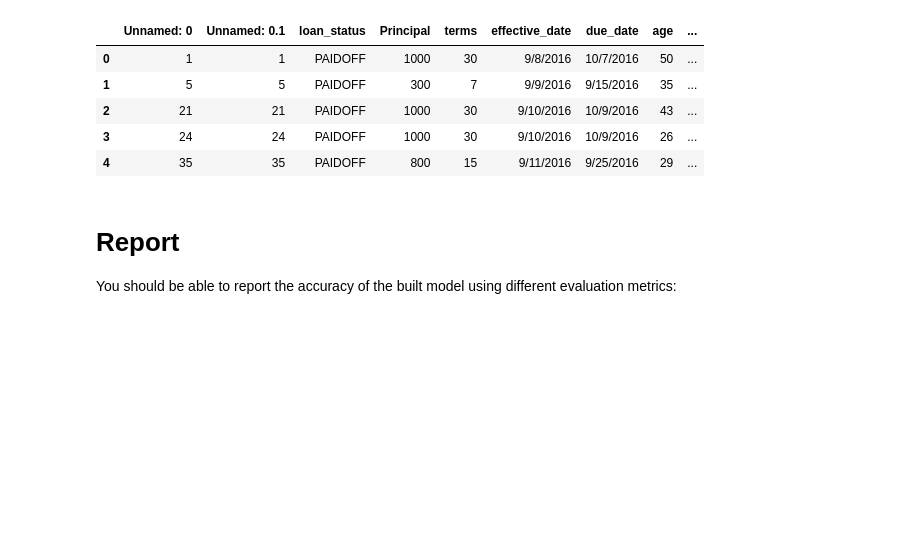
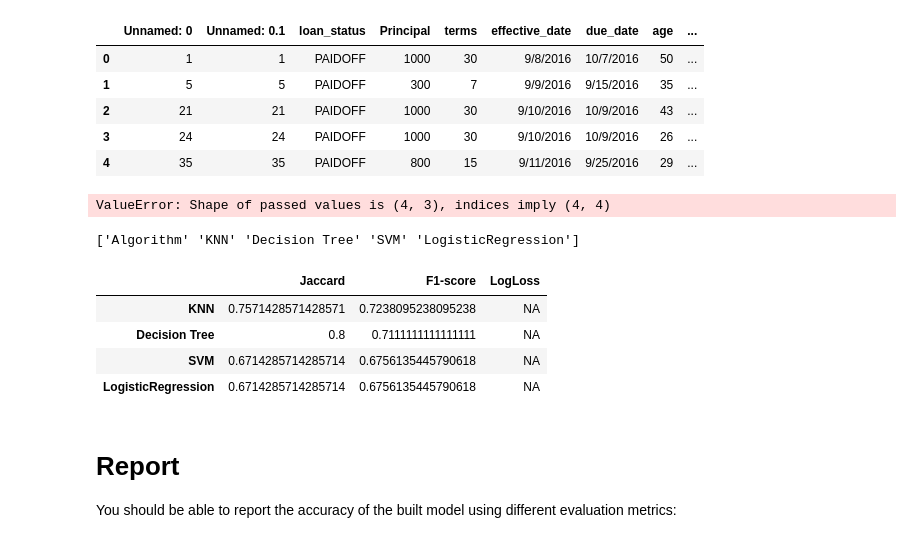
Before and after one commit to abiodunjames/LoanPrediction, a Jupyter notebook: MyCourseraProject.ipynb, the cells around one changed output. Drawn from its saved outputs; the diff is of its cells as text; code cells hidden in the pictures; blank space fills up the shorter version.

```diff
--- a/MyCourseraProject.ipynb
+++ b/MyCourseraProject.ipynb
@@ -341,8 +346,8 @@ Accuracy: 0.8
 # %%
 from sklearn.linear_model import LogisticRegression
 # %%
-clf = LogisticRegression()
-clf.fit(X_train, y_train)
+lg = LogisticRegression(solver='lbfgs')
+lg.fit(X_train, y_train)
 # %% [output]
 LogisticRegression(C=1.0, class_weight=None, dual=False, fit_intercept=True,
           intercept_scaling=1, max_iter=100, multi_class='warn',
@@ -350,5 +355,5 @@ LogisticRegression(C=1.0, class_weight=None, dual=False, fit_intercept=True,
           tol=0.0001, verbose=0, warm_start=False)
 # %%
-y_predict = clf.predict(X_test)
-print("Accuracy:", accuracy_score(y_test, y_predict))
+lg_pred = clf.predict(X_test)
+print("Accuracy:", accuracy_score(y_test, lg_pred))
 # %% [output]
@@ -386,6 +391,49 @@ test_df.head()
 | 2 | 21 | 21 | PAIDOFF | 1000 | 30 | 9/10/2016 | 10/9/2016 | 43 | ... |
 | 3 | 24 | 24 | PAIDOFF | 1000 | 30 | 9/10/2016 | 10/9/2016 | 26 | ... |
 | 4 | 35 | 35 | PAIDOFF | 800 | 15 | 9/11/2016 | 9/25/2016 | 29 | ... |
+# %%
+# Compute scores for KNN
+knn_jaccard_score = jaccard_similarity_score(y_test, knn_pred)
+knn_f1_score = f1_score(y_test, knn_pred, average='weighted')
+
+# Compute scores for Decision Tree Model
+dt_jaccard_score = jaccard_similarity_score(y_test, dt_pred)
+dt_f1_score = f1_score(y_test, dt_pred, average="weighted")
+
+# Compute scores for SVC
+clf_jaccard_score = jaccard_similarity_score(y_test, clf_pred)
+clf_f1_score = f1_score(y_test, clf_pred, average="weighted")
+
+# Compute scores for Logistic Regression
+
+lg_jaccard_score = jaccard_similarity_score(y_test, lg_pred)
+lg_f1_score = f1_score(y_test, lg_pred, average="weighted")
+#lg_log_loss = log_loss(y_test, lg_pred)
+# %%
+data = np.array([
+    ["Algorithm","Jaccard","F1-score", "LogLoss"],
+    ["KNN", knn_jaccard_score, knn_f1_score, "NA"],
+    ["Decision Tree", dt_jaccard_score, dt_f1_score, "NA" ],
+    ["SVM", clf_jaccard_score, clf_f1_score,"NA" ],
+    ["LogisticRegression", lg_jaccard_score, lg_f1_score, "NA" ]
+
+
+])
+report = pd.DataFrame(data =data[1:, 1:], index=data[:,0],columns=data[0,1:])
+# %% [output]
+ValueError: Shape of passed values is (4, 3), indices imply (4, 4)
+# %%
+#print(data[0,0:])
+print(data[0:,0])
+#print(data[1:,1:])
+report
+# %% [output]
+['Algorithm' 'KNN' 'Decision Tree' 'SVM' 'LogisticRegression']
+|  | Jaccard | F1-score | LogLoss |
+| KNN | 0.7571428571428571 | 0.7238095238095238 | NA |
+| Decision Tree | 0.8 | 0.7111111111111111 | NA |
+| SVM | 0.6714285714285714 | 0.6756135445790618 | NA |
+| LogisticRegression | 0.6714285714285714 | 0.6756135445790618 | NA |
 # %% [markdown]
 # Report
 You should be able to report the accuracy of the built model using different evaluation metrics:
```
Also changed, not shown: parts of 11 cells of this notebook.
